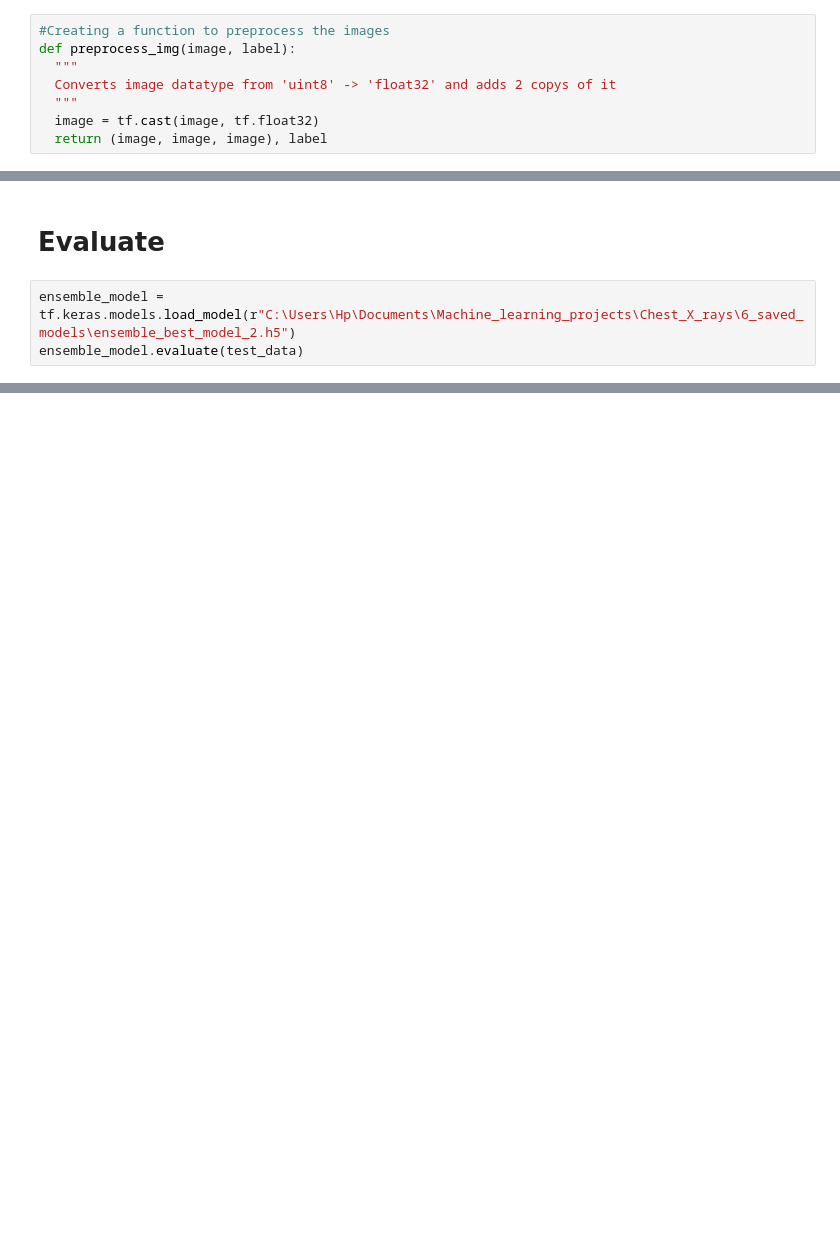
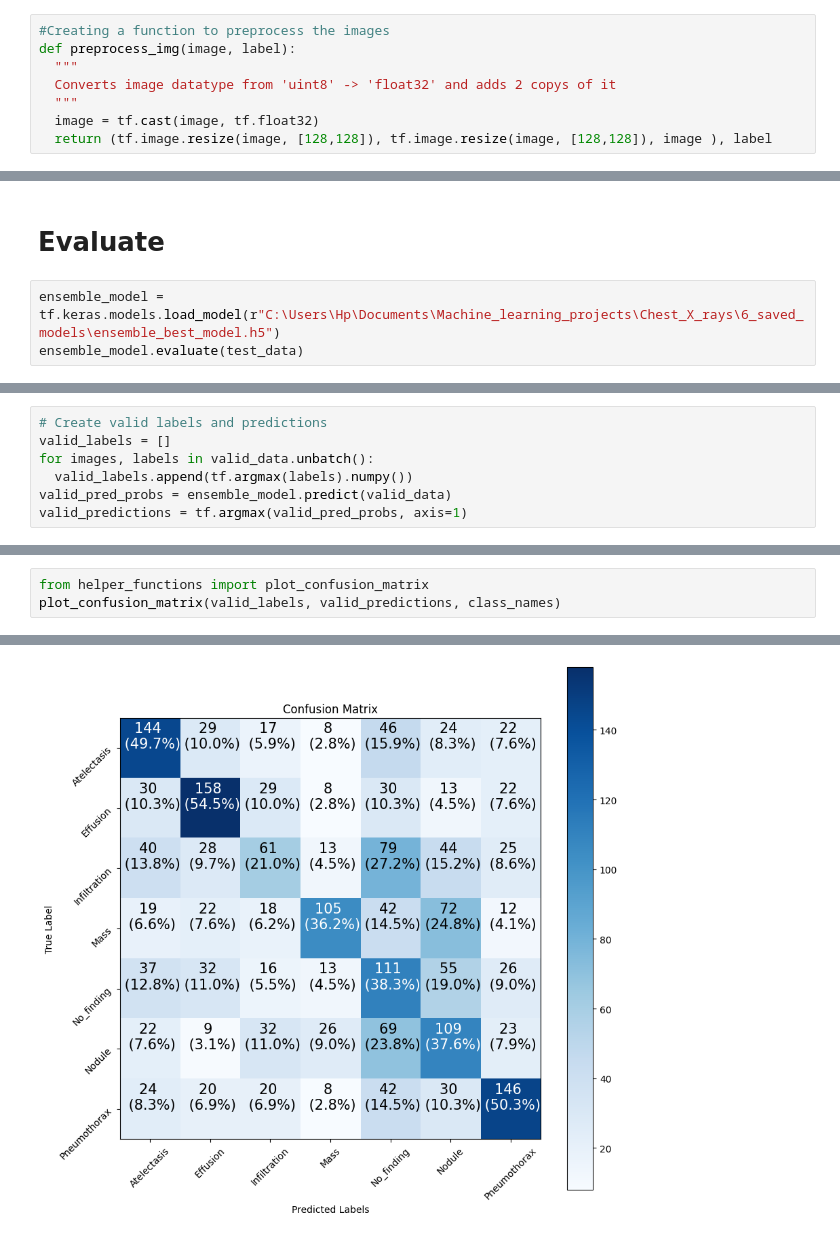
Before and after one commit to Pie98/Chest_X_rays, a Jupyter notebook: 4_models/ensemble_model.ipynb, the cells around one changed output, grey strips where cells are left out. Cells and saved outputs as stored; diff of their text form; blank space fills up the shorter version.

```diff
--- a/4_models/ensemble_model.ipynb
+++ b/4_models/ensemble_model.ipynb
@@ -98,7 +62,7 @@ def preprocess_img(image, label):
   Converts image datatype from 'uint8' -> 'float32' and adds 2 copys of it
   """
   image = tf.cast(image, tf.float32)
-  return (image, image, image), label
+  return (tf.image.resize(image, [128,128]), tf.image.resize(image, [128,128]), image ), label
 # %%
 # Map preprocessing function to training data (and paralellize)
 train_data = train_data.map(map_func = preprocess_img, num_parallel_calls = tf.data.AUTOTUNE)
@@ -198,6 +180,6 @@ KeyboardInterrupt:
 # %% [markdown]
 # Evaluate
 # %%
-ensemble_model = tf.keras.models.load_model(r"C:\Users\Hp\Documents\Machine_learning_projects\Chest_X_rays\6_saved_models\ensemble_best_model_2.h5")
+ensemble_model = tf.keras.models.load_model(r"C:\Users\Hp\Documents\Machine_learning_projects\Chest_X_rays\6_saved_models\ensemble_best_model.h5")
 ensemble_model.evaluate(test_data)
 # %% [output]
@@ -259,0 +190,7 @@ accuracy_score(test_label, test_pred)
+# %%
+# Create valid labels and predictions
+valid_labels = []
+for images, labels in valid_data.unbatch():
+  valid_labels.append(tf.argmax(labels).numpy())
+valid_pred_probs = ensemble_model.predict(valid_data)
+valid_predictions = tf.argmax(valid_pred_probs, axis=1)
@@ -259,0 +199,4 @@ accuracy_score(test_label, test_pred)
+# %%
+from helper_functions import plot_confusion_matrix
+plot_confusion_matrix(valid_labels, valid_predictions, class_names)
+# %% [output]
@@ -259,0 +217 @@ accuracy_score(test_label, test_pred)
+[figure, added]
```
Also changed, not shown: parts of 15 cells of this notebook, 5 other files.
